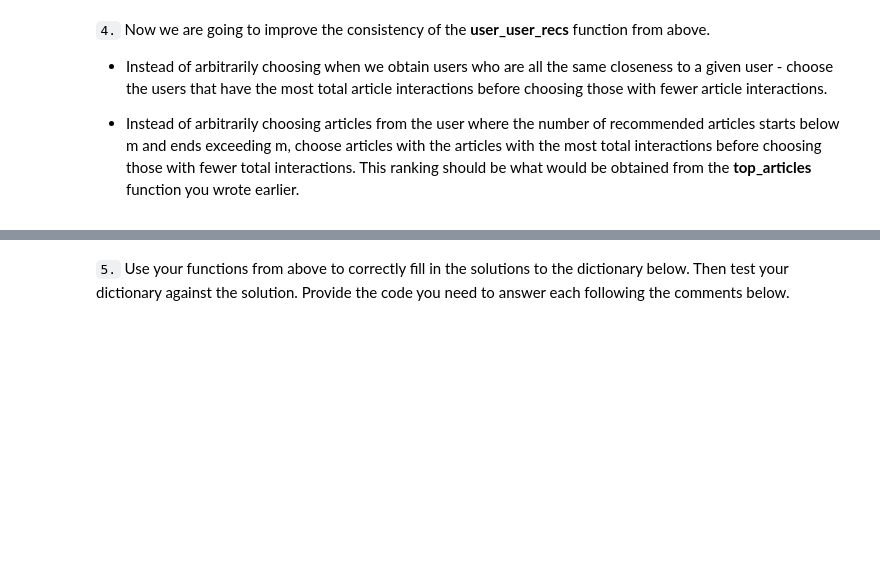
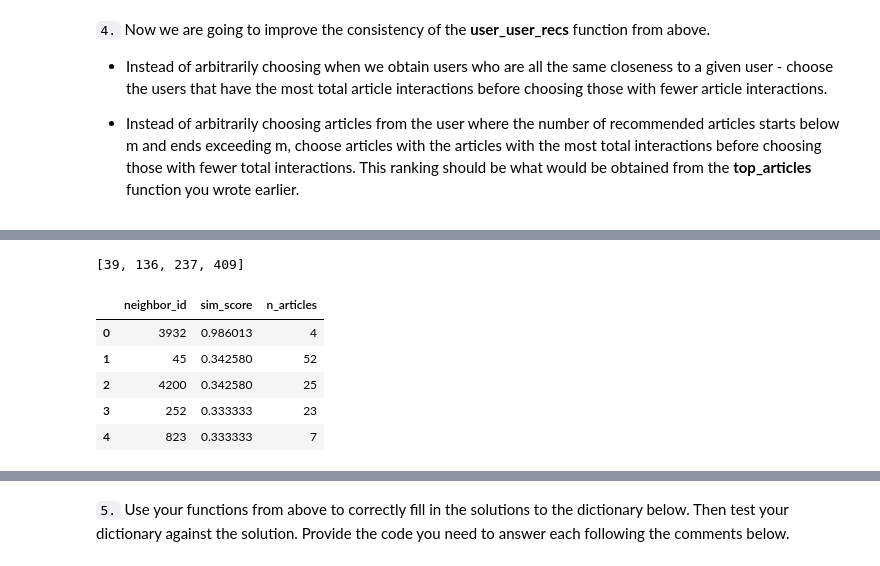
Before and after one commit to norrateng/recommendation_systems_project, a Jupyter notebook: starter/Recommendations_with_IBM.ipynb, the cells around one changed output, grey strips where cells are left out. Saved outputs shown, nothing was run; the diff lists cells and outputs as text; code cells hidden in the pictures; blank space fills up the shorter version.

```diff
--- a/starter/Recommendations_with_IBM.ipynb
+++ b/starter/Recommendations_with_IBM.ipynb
@@ -589,3 +610,7 @@ If this is all you see, you passed all of our tests!  Nice job!
+# %%
+get_user_articles(3932)[0]
+# %% [output]
+[39, 136, 237, 409]
 # %%
 def get_top_sorted_users(user_id, user_item=user_item):
     """
@@ -668,3 +696,12 @@ def user_user_recs_part2(user_id, m=10):
 
 
     return recs, get_article_names(recs) # return your recommendations for this user_id
+# %%
+sim_users2
+# %% [output]
+|  | neighbor_id | sim_score | n_articles |
+| 0 | 3932 | 0.986013 | 4 |
+| 1 | 45 | 0.342580 | 52 |
+| 2 | 4200 | 0.342580 | 25 |
+| 3 | 252 | 0.333333 | 23 |
+| 4 | 823 | 0.333333 | 7 |
```
Also changed, not shown: parts of 11 cells of this notebook.
